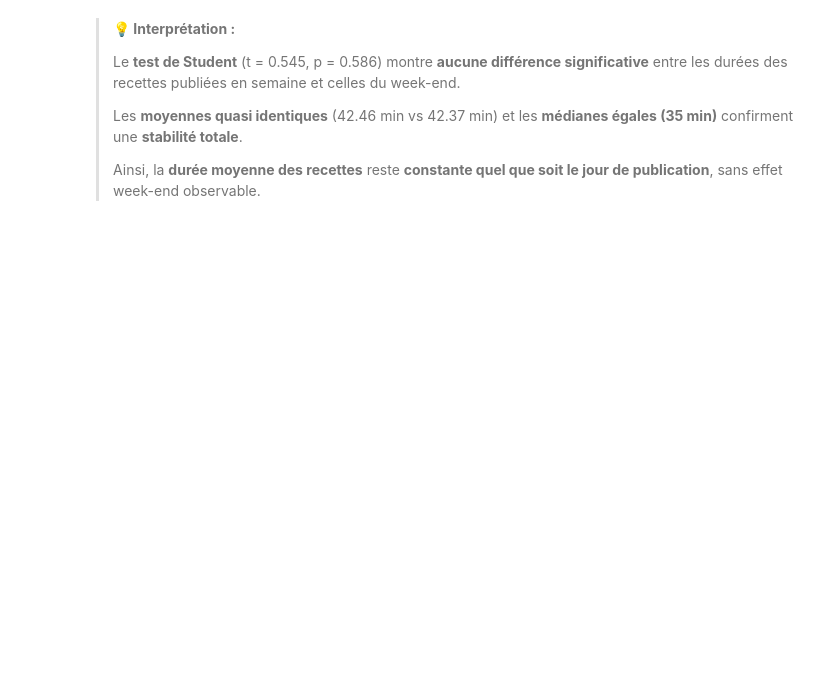
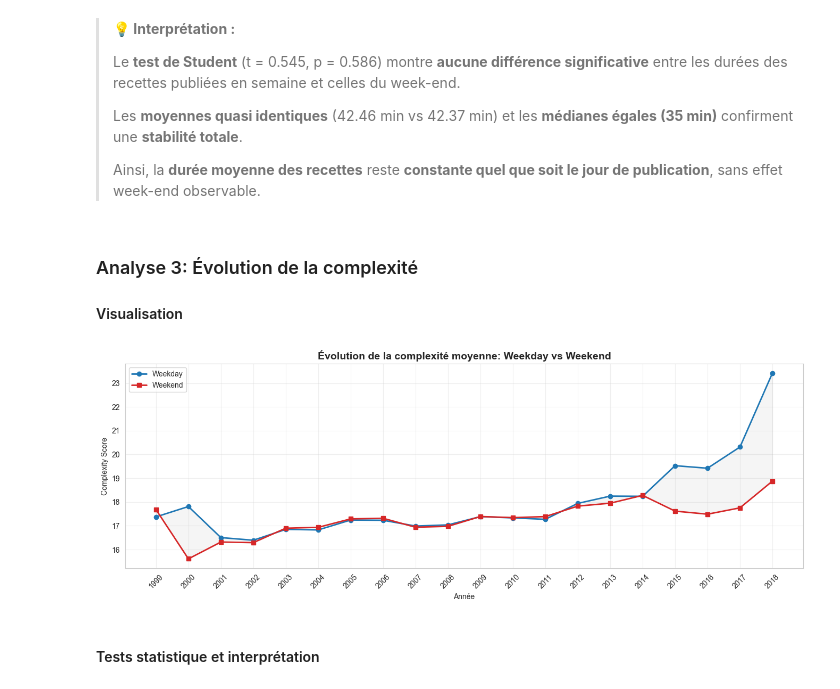
Before and after one commit to julienlafrance/backtothefuturekitchen, a Jupyter notebook: 00_eda/03_week_end_effect/recipe/recipe_analysis_weekend.ipynb, the cells around one changed output. Saved outputs shown, nothing was run; the diff lists cells and outputs as text; code cells hidden in the pictures; blank space fills up the shorter version.

```diff
--- a/00_eda/03_week_end_effect/recipe/recipe_analysis_weekend.ipynb
+++ b/00_eda/03_week_end_effect/recipe/recipe_analysis_weekend.ipynb
@@ -205,3 +204,35 @@ SyntaxError: unterminated string literal (detected at line 15) (3059815325.py, l
 > Les **moyennes quasi identiques** (42.46 min vs 42.37 min) et les **médianes égales (35 min)** confirment une **stabilité totale**.
 >
 > Ainsi, la **durée moyenne des recettes** reste **constante quel que soit le jour de publication**, sans effet week-end observable.
+# %% [markdown]
+### Analyse 3: Évolution de la complexité
+#### Visualisation
+# %%
+# Complexité: Weekday vs Weekend (score = log1p(minutes) + n_steps + 0.5 * n_ingredients)
+# Création de la variable week_period si absente
+if 'week_period' not in df.columns:
+    df_wp = df.with_columns(pl.when(pl.col('is_weekend')==1).then(pl.lit('Weekend')).otherwise(pl.lit('Weekday')).alias('week_period'))
+else:
+    df_wp = df
+
+comp_wp_year = (df_wp.group_by(['year','week_period'])
+        .agg([pl.mean('complexity_score').alias('mean_complexity'), pl.median('complexity_score').alias('median_complexity'),
+            pl.std('complexity_score').alias('std_complexity'), pl.len().alias('n')])
+        .sort(['year','week_period']).to_pandas())
+
+pivot_wc = comp_wp_year.pivot(index='year', columns='week_period', values='mean_complexity')[['Weekday','Weekend']]
+
+fig, ax = plt.subplots(figsize=(13.5,5))
+ax.plot(pivot_wc.index, pivot_wc['Weekday'], marker='o', linewidth=2, label='Weekday', color='#1F77B4')
+ax.plot(pivot_wc.index, pivot_wc['Weekend'], marker='s', linewidth=2, label='Weekend', color='#D62728')
+ax.fill_between(pivot_wc.index, pivot_wc['Weekday'], pivot_wc['Weekend'], alpha=0.08, color='gray')
+ax.set_title('Évolution de la complexité moyenne: Weekday vs Weekend', fontsize=14, fontweight='bold')
+ax.set_xlabel('Année'); ax.set_ylabel('Complexity Score')
+ax.set_xticks(pivot_wc.index)
+ax.set_xticklabels([int(y) for y in pivot_wc.index], rotation=45)
+ax.grid(alpha=0.3); ax.legend()
+plt.tight_layout(); plt.show()
+# %% [output]
+[figure, added]
+# %% [markdown]
+#### Tests statistique et interprétation
```
Also changed, not shown: parts of 3 cells of this notebook, 2 other files.
